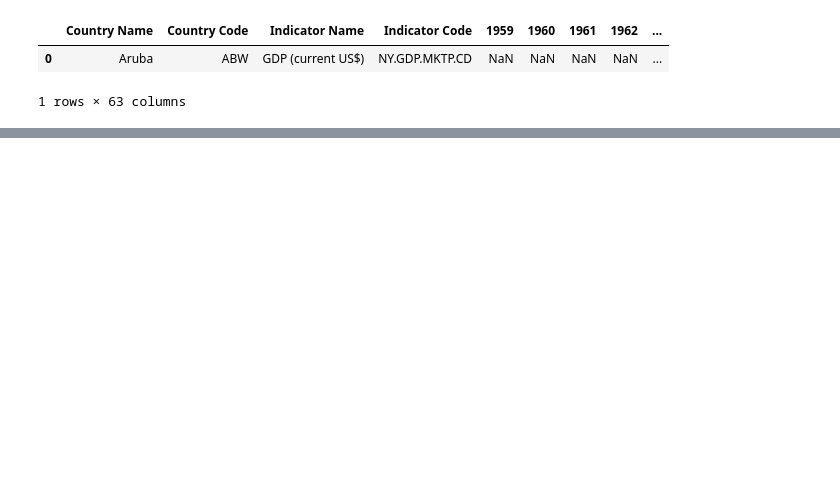
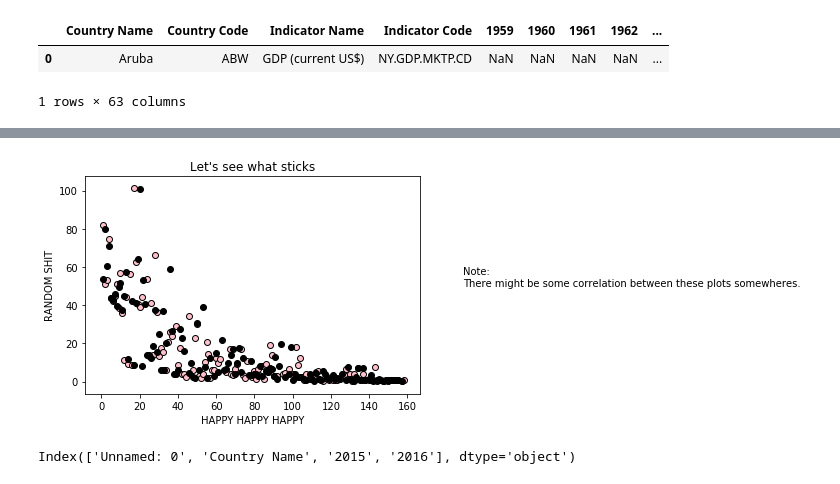
Before and after one commit to vietti09/branch_test, a Jupyter notebook: GDP.ipynb, the cells around one changed output, grey strips where cells are left out. Drawn from its saved outputs; the diff is of its cells as text; code cells hidden in the pictures; blank space fills up the shorter version.

```diff
--- a/GDP.ipynb
+++ b/GDP.ipynb
@@ -88,0 +75,13 @@ happiness.head(1)
+# %%
+countries= population_file['Country Name']
+countries= pd.DataFrame(countries)
+pop_2015 = population_file['2015']
+pop_2015 = pd.DataFrame(pop_2015)
+pop_2015 = round(pop_2015/1000,2)
+pop_2016 = population_file['2016']
+pop_2016 = pd.DataFrame(pop_2016)
+pop_2016 = round(pop_2016/1000,2)
+pop = countries.join(pop_2015)
+pop = pop.join(pop_2016)
+pop = pop.dropna(how='all')
+pop = pop.rename(columns={"2015": "Total Population 2015", "2016":"Total Population 2016"})
@@ -88,0 +97,3 @@ happiness.head(1)
+# %%
+happiness = pd.DataFrame.merge(happiness,pop)
+happiness.head()
@@ -88,0 +107,4 @@ happiness.head(1)
+# %%
+happiness['GDP/Pop 2015'] = happiness['GDP(billions) 2015']/happiness['Total Population 2015']*1000
+happiness['GDP/Pop 2016'] = happiness['GDP, 2016 (billions)']/happiness['Total Population 2016']*1000
+happiness.head()
@@ -88,0 +118,30 @@ happiness.head(1)
+# %%
+# print the bubble plot
+fig, ax = plt.subplots()
+#ax.scatter(happiness['Happiness Rank_x'], happiness['GDP(billions) /n2015'], color='gold', edgecolor='k')
+#ax.plot([], [], 'o', color='gold')
+#ax.scatter(happiness['Happiness Rank_y'], happiness['GDP, 2016 (billions)'], color='blue', edgecolor='k')
+#ax.plot([], [], 'o', color='blue')
+ax.scatter(happiness['Happiness Rank_x'], happiness['GDP/Pop 2015'], color='pink', edgecolor='k')
+ax.plot([], [], 'o', color='pink')
+ax.scatter(happiness['Happiness Rank_y'], happiness['GDP/Pop 2016'], color='black', edgecolor='k')
+ax.plot([], [], 'o', color='black')
+
+
+plt.xlabel('HAPPY HAPPY HAPPY')
+plt.ylabel('RANDOM SHIT')
+plt.title("Let's see what sticks")
+plt.text(1.0, 0.5, 'Note: \nThere might be some correlation between these plots somewheres.', fontsize=10, transform=plt.gcf().transFigure)
+
+
+#plt.legend( scatterpoints = 1, frameon=True,labelspacing=1, ncol = 1, title='City Type')
+
+plt.show()
+# %% [output]
+[figure, added]
+# %%
+gdi_file = 'clean_GDI_data.csv'
+gdi_df = pd.read_csv(gdi_file, sep=",", encoding='cp1252')
+gdi_df.columns
+# %% [output]
+Index(['Unnamed: 0', 'Country Name', '2015', '2016'], dtype='object')
```
Also changed, not shown: parts of 16 cells of this notebook, 3 other files.
